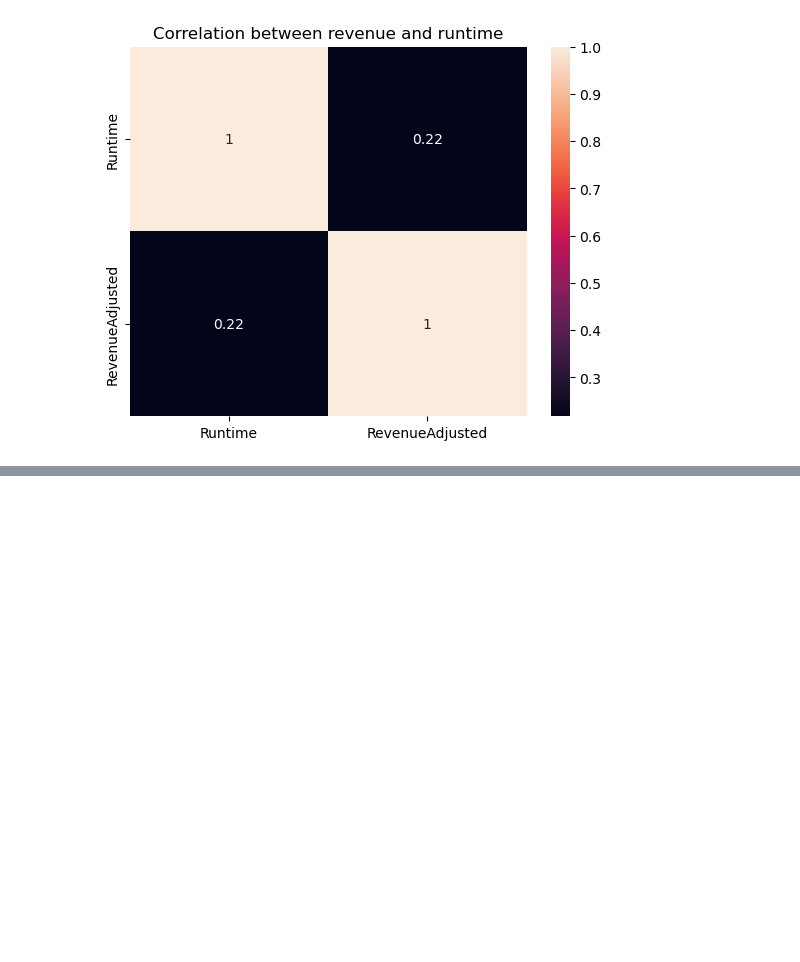
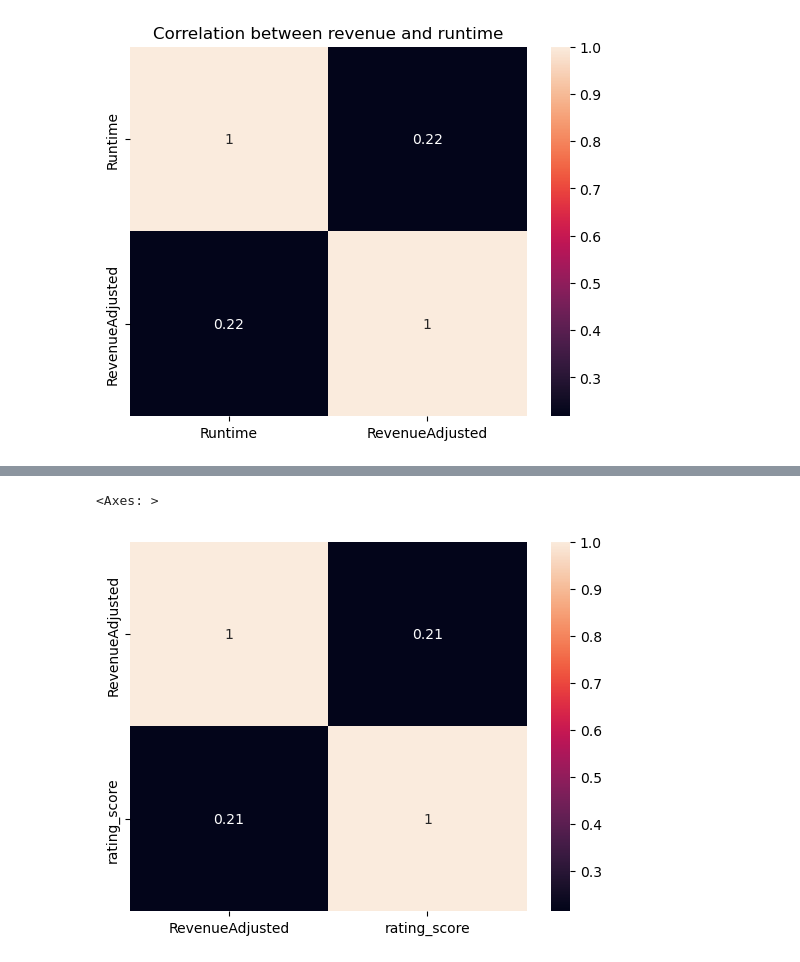
Before and after one commit to epfl-ada/ada-2023-project-dataexplorers, a Jupyter notebook: small_features.ipynb, the cells around one changed output, grey strips where cells are left out. Saved outputs shown, nothing was run; the diff lists cells and outputs as text; code cells hidden in the pictures; blank space fills up the shorter version.

```diff
--- a/small_features.ipynb
+++ b/small_features.ipynb
@@ -349,0 +408,5 @@ Text(0.5, 1.0, 'Correlation between revenue and runtime')
+# %%
+sns.heatmap(scraped_merge[["RevenueAdjusted", "rating_score"]].corr(), annot=True)
+# %% [output]
+<Axes: >
+[figure, added]
```
Also changed, not shown: parts of 14 cells of this notebook.
